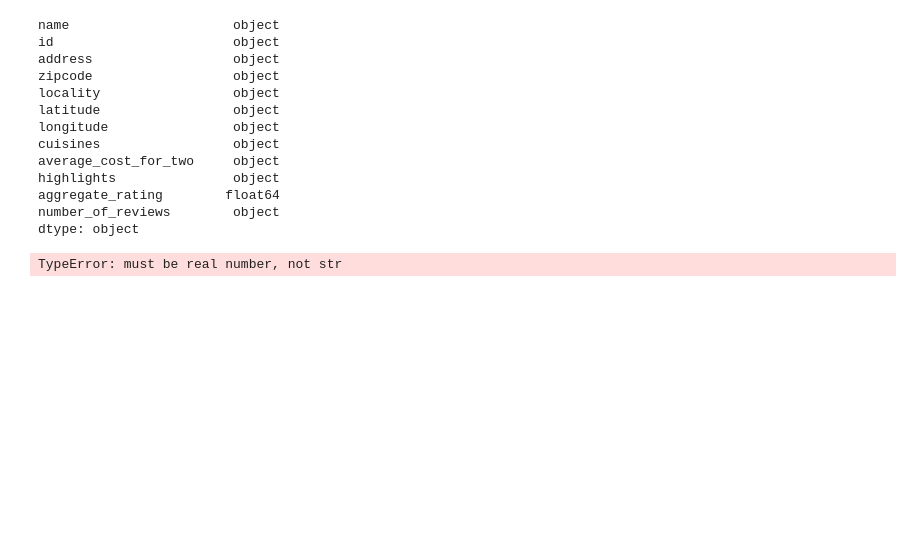
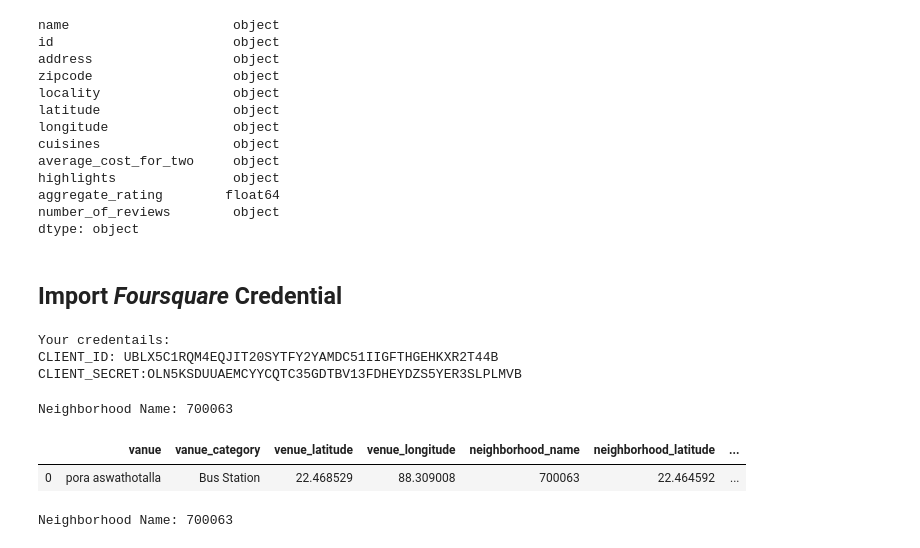
Before and after one commit to recervictory/Coursera_Capstone, a Jupyter notebook: Week 4/Battle.ipynb, the cells around one changed output. Saved outputs shown, nothing was run; the diff lists cells and outputs as text; code cells hidden in the pictures; blank space fills up the shorter version.

```diff
--- a/Week 4/Battle.ipynb
+++ b/Week 4/Battle.ipynb
@@ -335,43 +335,19 @@ highlights               object
 aggregate_rating        float64
 number_of_reviews        object
 dtype: object
-# %%
-def add_marker(dataframe,map_,color='blue'):
-    for lat, lng, name,locality in zip(dataframe['latitude'], dataframe['longitude'],dataframe['name'],dataframe['locality']):
-        label = '{}({})'.format(name, locality)
-
-        label = folium.Popup(label, parse_html=True)
-        folium.CircleMarker(
-        [lat, lng],
-        radius=5,
-        popup=label,
-        color=color,
-        fill=True,
-        fill_color='#3186cc',
-        fill_opacity=0.7,
-        parse_html=False).add_to(map_)
-    return map_
-
-
-import matplotlib.cm as cm
-import matplotlib.colors as colors
-
-map_kolkata_ = folium.Map(location=[latitude, longitude], zoom_start=10)
-
-#label
-rating4 = resturent_details[resturent_details.aggregate_rating > 4.0]
-rating_3to4 = resturent_details[resturent_details.aggregate_rating.between(3.0, 3.99, inclusive=True)]
-rating_2to3 = resturent_details[resturent_details.aggregate_rating.between(2.0, 2.99, inclusive=True)]
-rating_1to2 = resturent_details[resturent_details.aggregate_rating.between(1.0, 1.99, inclusive=True)]
-rating_1 = resturent_details[resturent_details.aggregate_rating < 1.0]
-
-# add markers to map
-add_marker(rating4,map_kolkata_,color='#381460')
-add_marker(rating_3to4,map_kolkata_,color='#b21f66')
-add_marker(rating_2to3,map_kolkata_,color='#fe346e')
-add_marker(rating_1to2,map_kolkata_,color='#ffbd69')
-add_marker(rating_1,map_kolkata_,color='green')
-
-map_kolkata_
-# %% [output]
-TypeError: must be real number, not str
+# %% [markdown]
+## Import _Foursquare_ Credential
+# %%
+CLIENT_ID = 'UBLX5C1RQM4EQJIT20SYTFY2YAMDC51IIGFTHGEHKXR2T44B' # Foursquare ID
+CLIENT_SECRET = 'OLN5KSDUUAEMCYYCQTC35GDTBV13FDHEYDZS5YER3SLPLMVB' #Foursquare Secret
+VERSION = '20180605' # Foursquare API version
+LIMIT = 100
+radius = 500
+
+print('Your credentails:')
+print('CLIENT_ID: ' + CLIENT_ID)
+print('CLIENT_SECRET:' + CLIENT_SECRET)
+# %% [output]
+Your credentails:
+CLIENT_ID: UBLX5C1RQM4EQJIT20SYTFY2YAMDC51IIGFTHGEHKXR2T44B
+CLIENT_SECRET:OLN5KSDUUAEMCYYCQTC35GDTBV13FDHEYDZS5YER3SLPLMVB
@@ -377,0 +398,11 @@ TypeError: must be real number, not str
+# %%
+foursquareVenue('700063',float('22.464592'),float('88.310792'))
+# %% [output]
+Neighborhood Name: 700063
+|  | vanue | vanue_category | venue_latitude | venue_longitude | neighborhood_name | neighborhood_latitude | ... |
+| 0 | pora aswathotalla | Bus Station | 22.468529 | 88.309008 | 700063 | 22.464592 | ... |
+# %%
+column_names = foursquareVenue('700063',float('22.464592'),float('88.310792')).columns
+foursquare_resturent = pd.DataFrame(columns = column_names)
+# %% [output]
+Neighborhood Name: 700063
```
Also changed, not shown: parts of 7 cells of this notebook, 1 other file.
